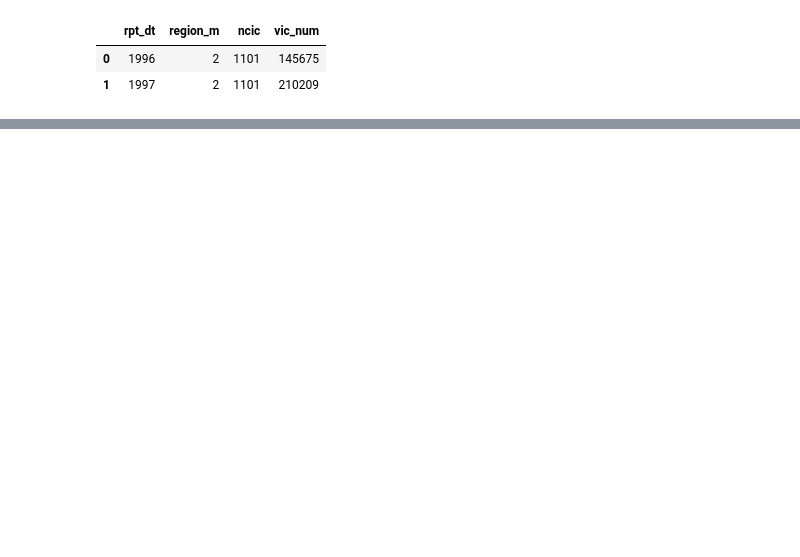
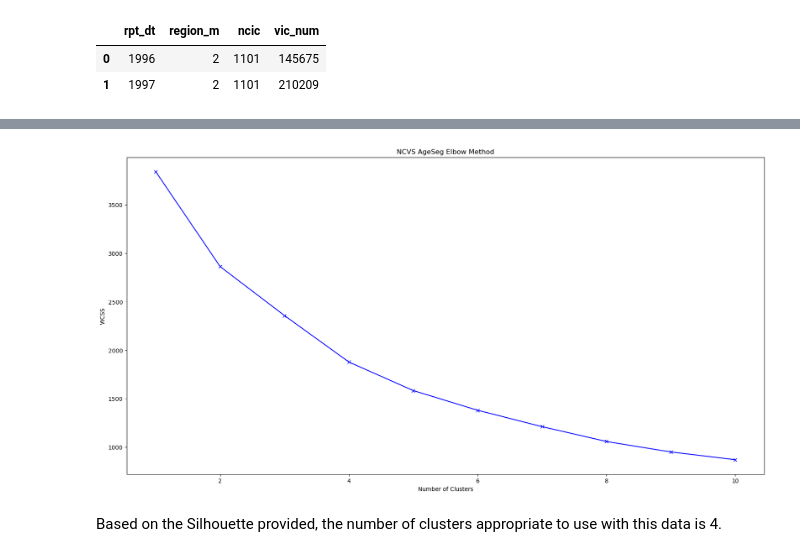
Before and after one commit to accoffin12/CrimeVictimAnalysis_Capstone, a Jupyter notebook: Clustering Models Developed for Predictive Modeling.ipynb, the cells around one changed output, grey strips where cells are left out. Cells and saved outputs as stored; diff of their text form; code cells hidden in the pictures; blank space fills up the shorter version.

```diff
--- a/Clustering Models Developed for Predictive Modeling.ipynb
+++ b/Clustering Models Developed for Predictive Modeling.ipynb
@@ -138,0 +222,9 @@ SC_NCVSRegion = pd. DataFrame(data=SC_NCVSRegion, columns=['vic_num', 'ncic', 'r
+# %%
+# Creating a split
+from sklearn.model_selection import train_test_split
+from sklearn.neighbors import KNeighborsClassifier
+X = SC_NCVS_AgeSeg
+y = NCVS_AgeSeg['age_gm']
+
+# Creating test split with 20% of data:
+X_training_data, X_test_data, y_training_data, y_test_data = train_test_split(X, y, test_size = 0.2)
@@ -138,0 +377,11 @@ SC_NCVSRegion = pd. DataFrame(data=SC_NCVSRegion, columns=['vic_num', 'ncic', 'r
+# %%
+# Error Rates
+error_rates=[]
+
+for i in range (1, 10):
+    new_mod = KNeighborsClassifier(n_neighbors = i)
+    new_mod.fit(X_training_data, y_training_data)
+    pred2 = new_mod.predict(X_test_data)
+    error_rates.append(np.mean(pred2 != y_test_data))
+plt.title("Error Rates for Region KNN")
+plt.plot(error_rates)
@@ -143,0 +416,7 @@ K-Means has limitations, as it performs poorly when clusters are irregular in si
+# %%
+
+# Creating a different scaler to standardize data:
+from sklearn import preprocessing
+NCVS_AgeSegSC2 = preprocessing.scale(NCVS_AgeSeg)
+print(NCVS_AgeSegSC2)
+NCVS_AgeSegSC2 = pd.DataFrame(NCVS_AgeSegSC2)
@@ -143,0 +431,21 @@ K-Means has limitations, as it performs poorly when clusters are irregular in si
+# %%
+# Estimating the number of clusters using KMeans:
+from sklearn.cluster import KMeans
+import matplotlib.pyplot as plt
+%matplotlib inline
+
+wcss = []
+for i in range (1, 11):
+    kmeans = KMeans(n_clusters = i, init = 'k-means++', random_state = 42)
+    kmeans.fit(NCVS_AgeSegSC2)
+    wcss.append(kmeans.inertia_) # establishing criteria for clustering
+
+plt.plot(range(1, 11), wcss, 'bx-')
+plt.title('NCVS AgeSeg Elbow Method')
+plt.xlabel('Number of Clusters')
+plt.ylabel('WCSS')
+plt.show()
+# %% [output]
+[figure, added]
+# %% [markdown]
+Based on the Silhouette provided, the number of clusters appropriate to use with this data is 4.
```
Also changed, not shown: parts of 31 cells of this notebook, 3 other files.
